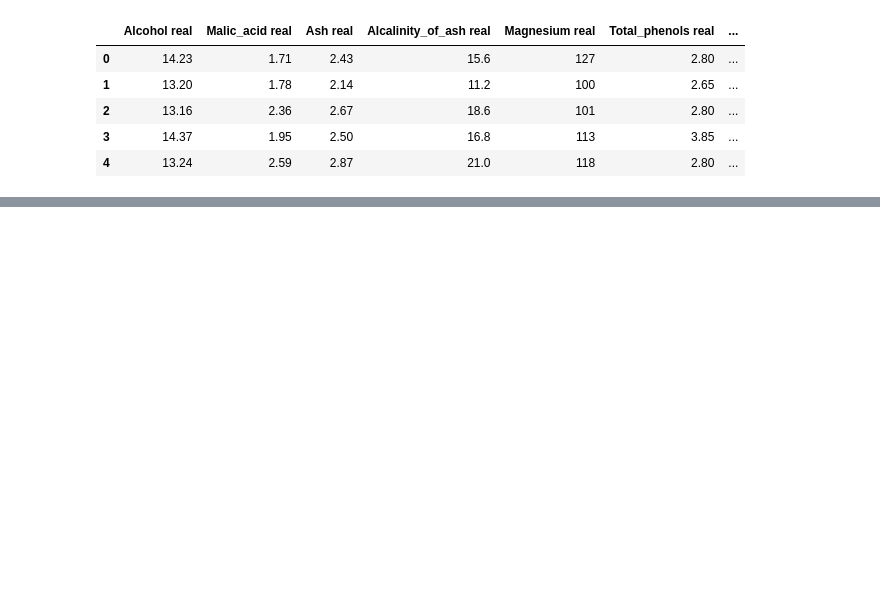
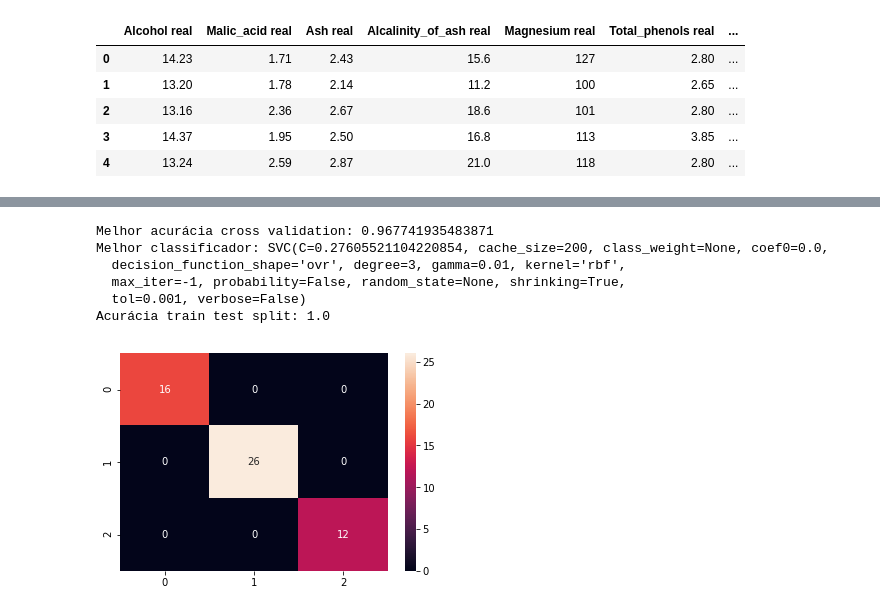
Before and after one commit to pspspss/mlpucpr2018, a Jupyter notebook: L003/003.ipynb, the cells around one changed output, grey strips where cells are left out. Saved outputs shown, nothing was run; the diff lists cells and outputs as text; code cells hidden in the pictures; blank space fills up the shorter version.

```diff
--- a/L003/003.ipynb
+++ b/L003/003.ipynb
@@ -55,0 +113,13 @@ score
+# %%
+classifier_test(SVC(), X, y, [
+    {'kernel': ['rbf'], 'C': np.linspace(1e-16, 20, 5000), 'gamma': [1e-2, 1e-3, 1e-4]},
+    {'kernel': ['linear'], 'C': np.linspace(1e-16, 20, 5000)}
+])
+# %% [output]
+Melhor acurácia cross validation: 0.967741935483871
+Melhor classificador: SVC(C=0.27605521104220854, cache_size=200, class_weight=None, coef0=0.0,
+  decision_function_shape='ovr', degree=3, gamma=0.01, kernel='rbf',
+  max_iter=-1, probability=False, random_state=None, shrinking=True,
+  tol=0.001, verbose=False)
+Acurácia train test split: 1.0
+[figure, added]
```
Also changed, not shown: parts of 30 cells of this notebook, 3 other files.
